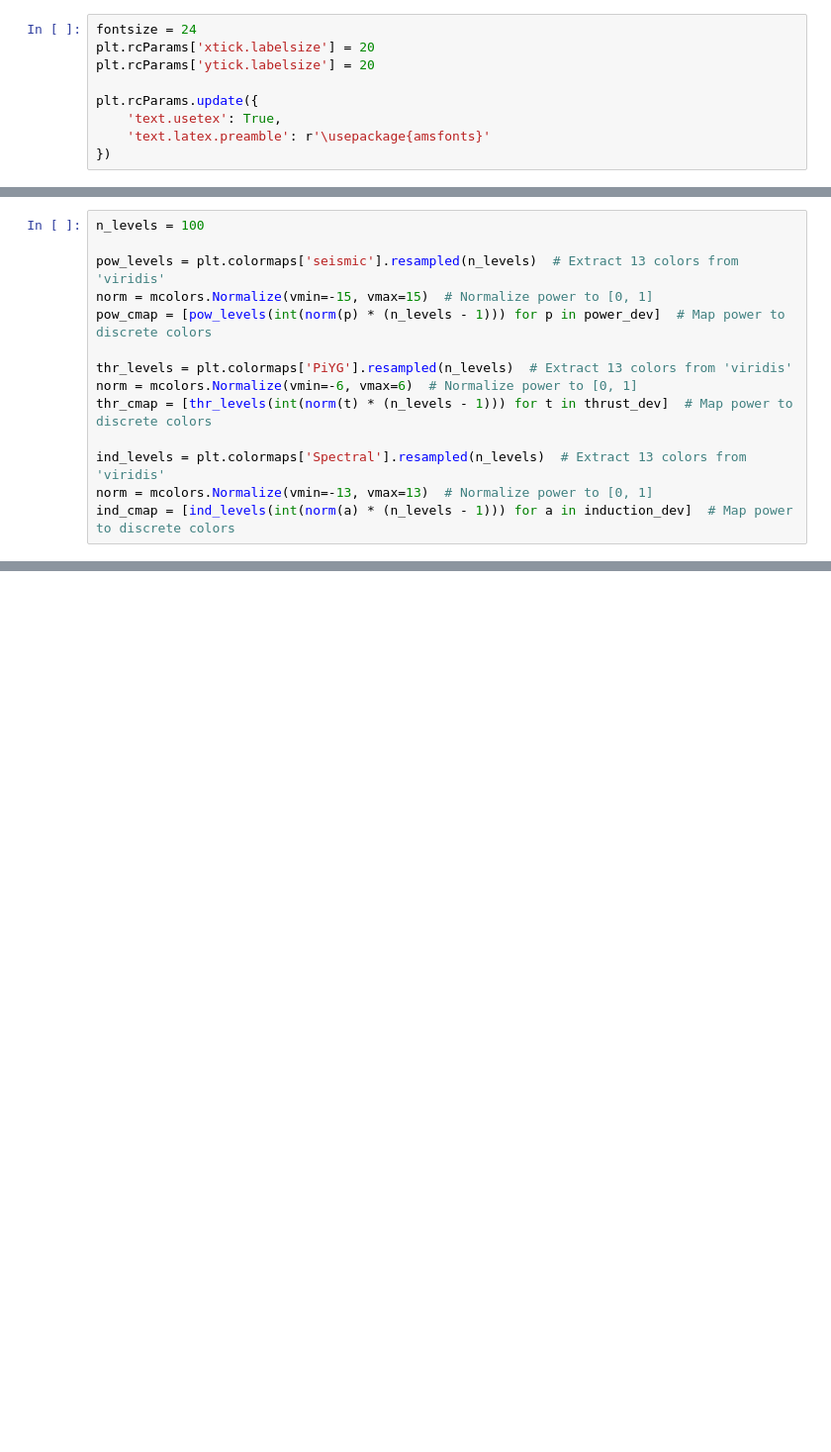
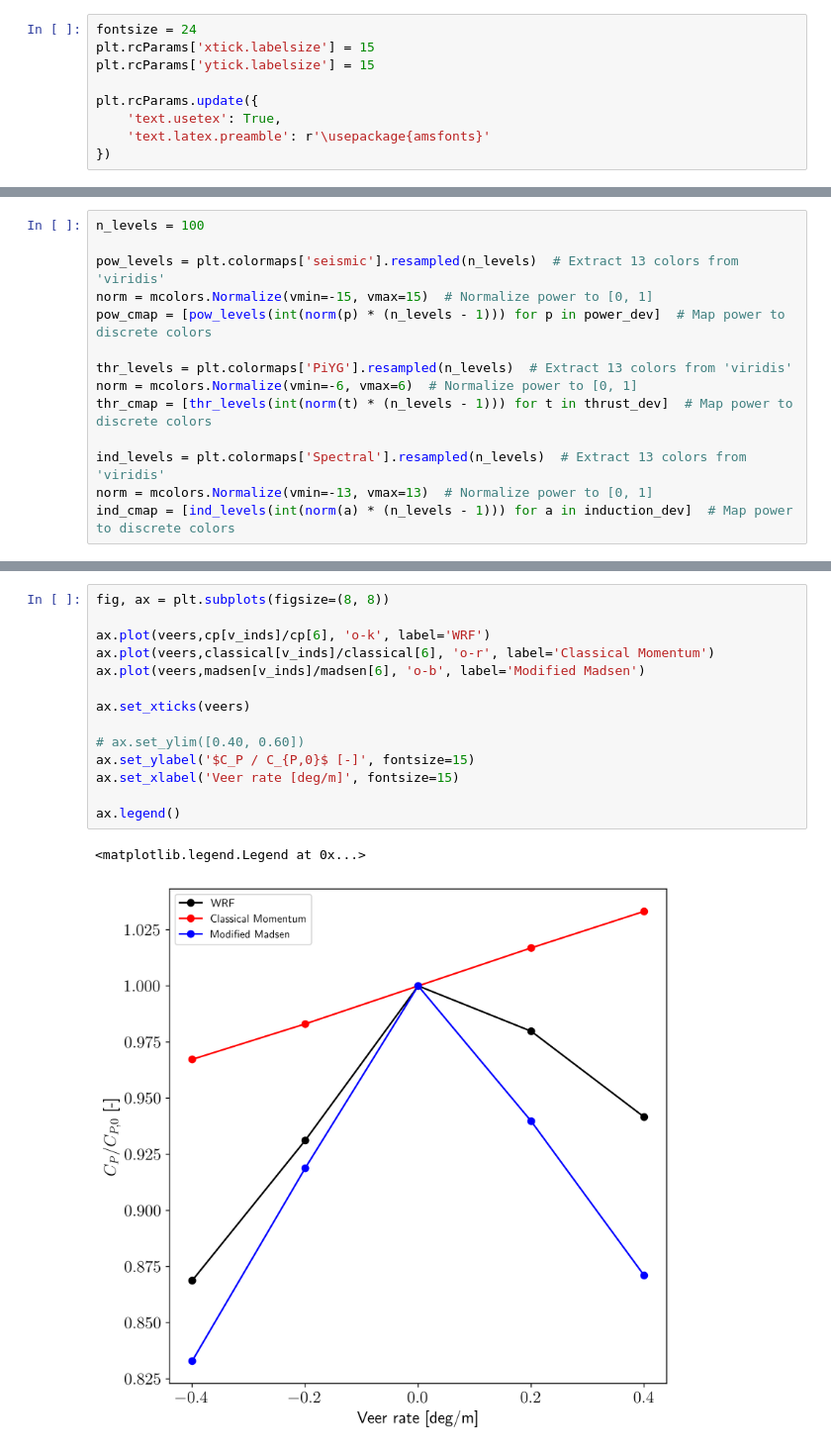
Before and after one commit to StormMata/induction_modeling, a Jupyter notebook: wrf/10MW/wrf_10MW_ind_thrust_power.ipynb, the cells around one changed output, grey strips where cells are left out. Shown at 99% size. Cells and saved outputs as stored; diff of their text form; blank space fills up the shorter version.

```diff
--- a/wrf/10MW/wrf_10MW_ind_thrust_power.ipynb
+++ b/wrf/10MW/wrf_10MW_ind_thrust_power.ipynb
@@ -9,8 +9,8 @@ from wrf_io import postproc
 from scipy.interpolate import interp1d
 # %%
 fontsize = 24
-plt.rcParams['xtick.labelsize'] = 20
-plt.rcParams['ytick.labelsize'] = 20
+plt.rcParams['xtick.labelsize'] = 15
+plt.rcParams['ytick.labelsize'] = 15
 
 plt.rcParams.update({
     'text.usetex': True,
@@ -266,0 +329,17 @@ plt.show()
+# %%
+fig, ax = plt.subplots(figsize=(8, 8))
+
+ax.plot(veers,cp[v_inds]/cp[6], 'o-k', label='WRF')
+ax.plot(veers,classical[v_inds]/classical[6], 'o-r', label='Classical Momentum')
+ax.plot(veers,madsen[v_inds]/madsen[6], 'o-b', label='Modified Madsen')
+
+ax.set_xticks(veers)
+
+# ax.set_ylim([0.40, 0.60])
+ax.set_ylabel('$C_P / C_{P,0}$ [-]', fontsize=15)
+ax.set_xlabel('Veer rate [deg/m]', fontsize=15)
+
+ax.legend()
+# %% [output]
+<matplotlib.legend.Legend at 0x...>
+[figure, added]
```
Also changed, not shown: parts of 9 cells of this notebook, 4 other files.
